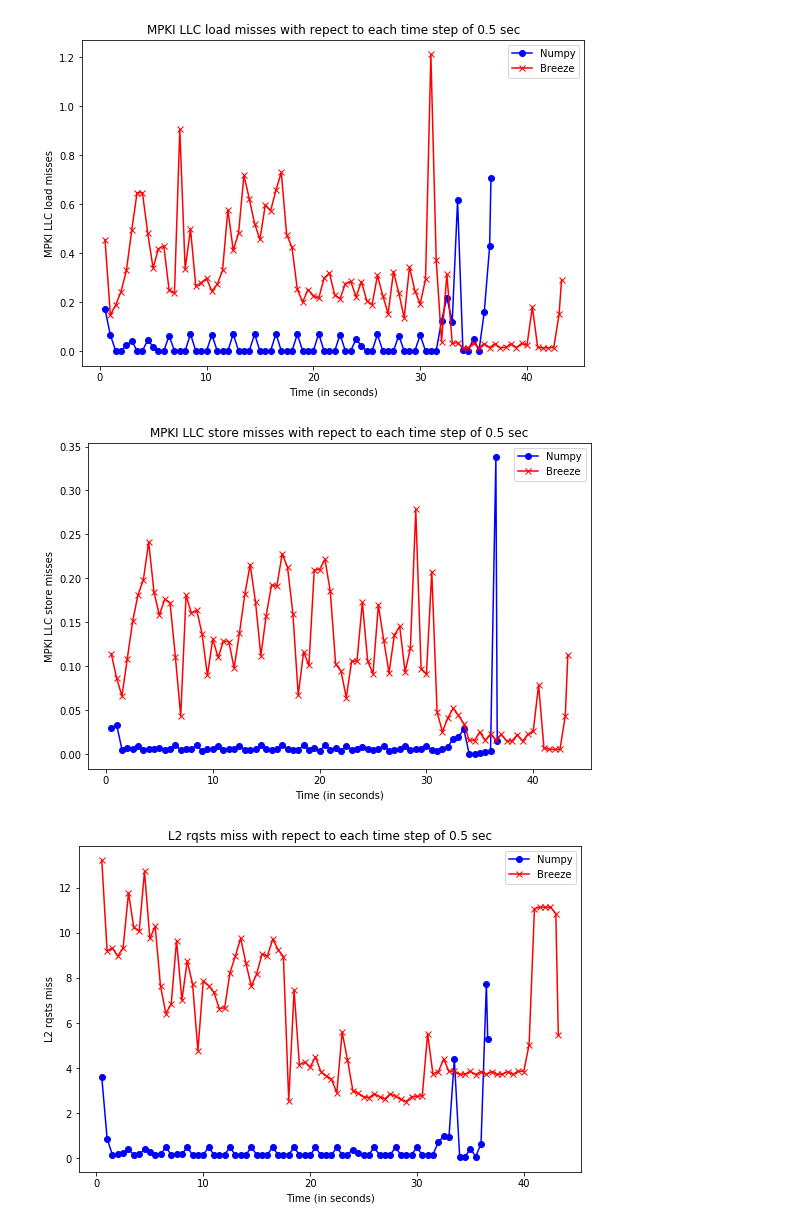
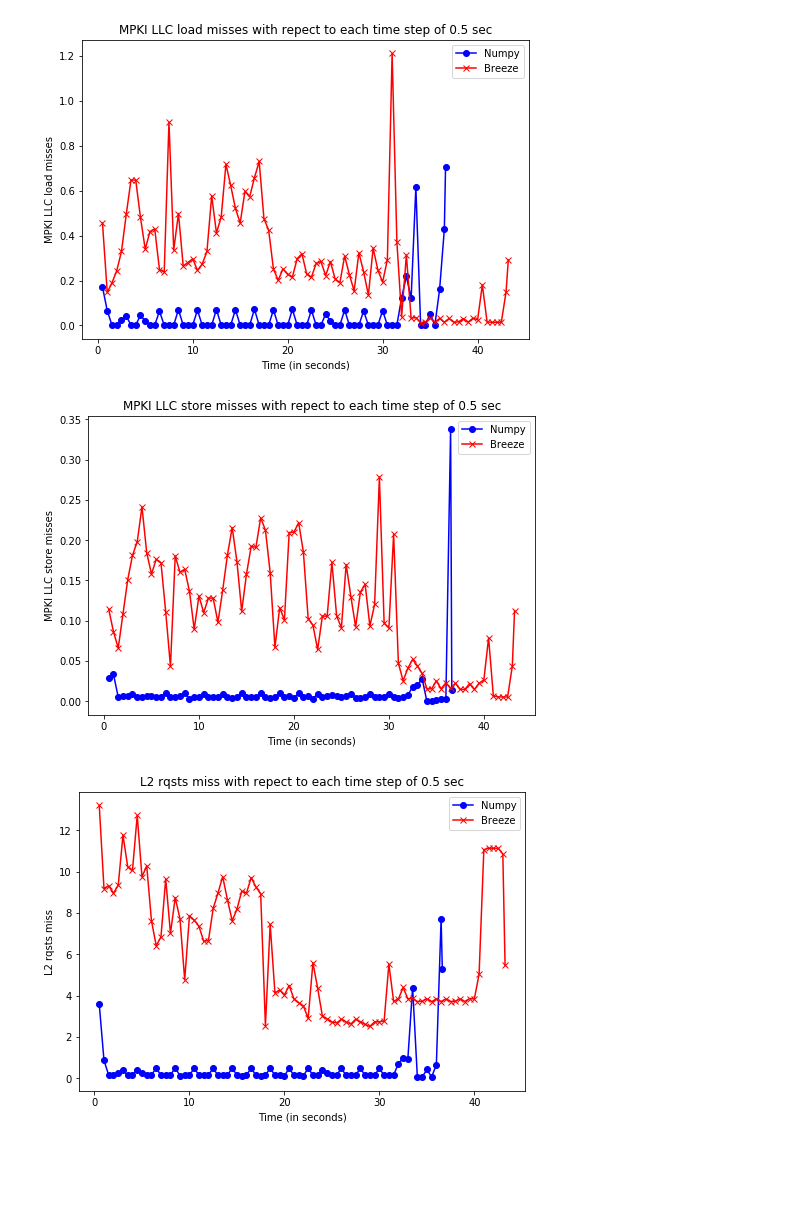
Before and after one commit to trungnguyencs/Architecture_Benchmark, a Jupyter notebook: PCA-Numpy-Breeze/results/plot.ipynb, the cells around one changed output. Saved outputs shown, nothing was run; the diff lists cells and outputs as text; code cells hidden in the pictures; blank space fills up the shorter version.

```diff
--- a/PCA-Numpy-Breeze/results/plot.ipynb
+++ b/PCA-Numpy-Breeze/results/plot.ipynb
@@ -100,7 +100,7 @@ IPC_trace_scala, MPKI_branch_misses_scala, MPKI_L1_dcache_load_misses_scala, MPK
 MPKI_LLC_load_misses_scala, MPKI_LLC_store_misses_scala, MPKI_l2_rqsts_miss_scala = extract_df(df_scala)
 # %%
 def plot(x_py, x_scala, y_py, y_scala, label):
-    plt.figure(figsize=(9,6))
+    plt.figure(figsize=(8,5.5))
     plt.plot(x_py, y_py, marker='o', color='blue', label="Numpy")
     plt.plot(x_scala, y_scala, marker='x', color='red', label="Breeze")
     plt.xlabel('Time (in seconds)')
@@ -127,3 +127,3 @@ plot(time_py, time_scala, MPKI_l2_rqsts_miss_py, MPKI_l2_rqsts_miss_scala, 'L2 r
-[figure, old version]
+[figure, new version]
-[figure, old version]
+[figure, new version]
-[figure, old version]
+[figure, new version]
```
Also changed, not shown: parts of 3 cells of this notebook, 12 other files.
